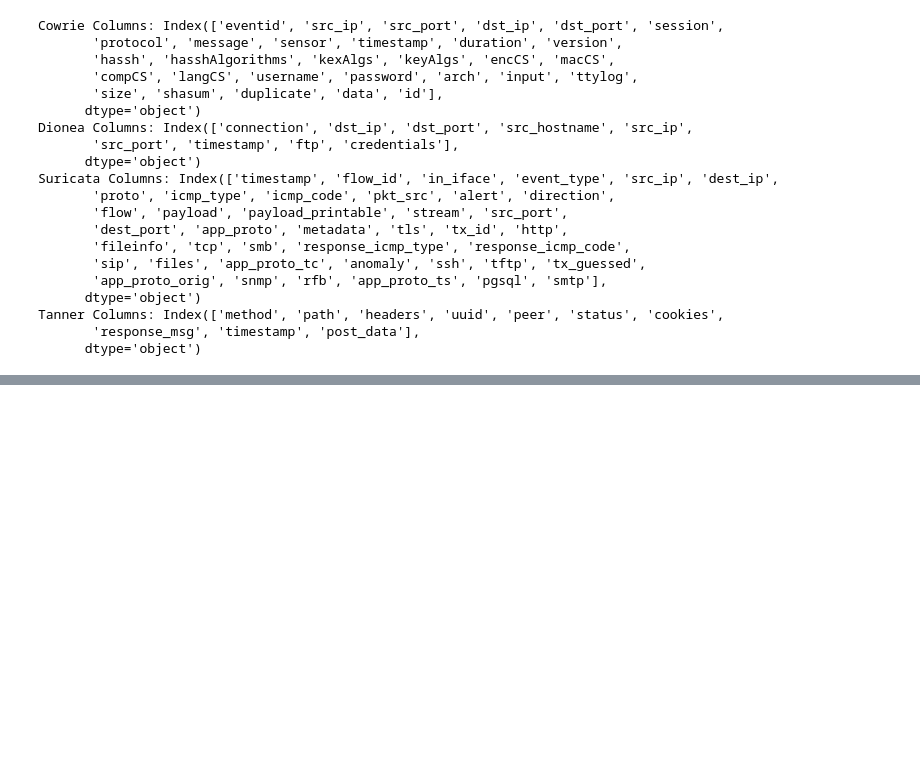
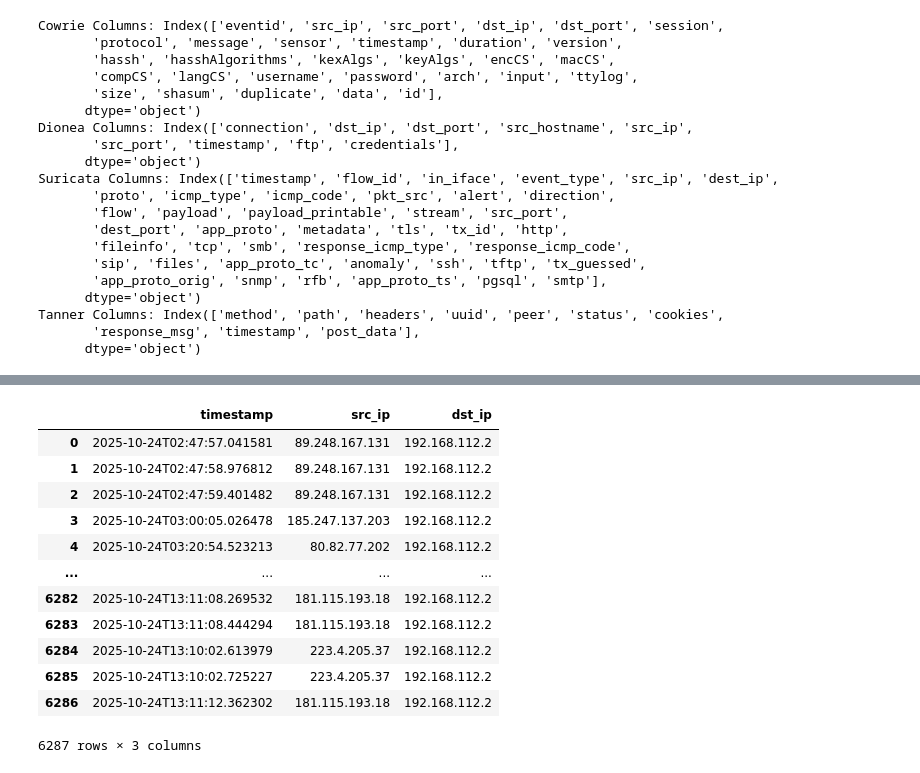
Before and after one commit to francescacraievich/real-time-cyber-anomaly-detection, a Jupyter notebook: df_summary.ipynb, the cells around one changed output, grey strips where cells are left out. Saved outputs shown, nothing was run; the diff lists cells and outputs as text; code cells hidden in the pictures; blank space fills up the shorter version.

```diff
--- a/df_summary.ipynb
+++ b/df_summary.ipynb
@@ -125,0 +146,16 @@ uuid, peer (Tanner - internal references)
+# %%
+dionea_df[["timestamp", "src_ip", "dst_ip"]]
+# %% [output]
+|  | timestamp | src_ip | dst_ip |
+| 0 | 2025-10-24T02:47:57.041581 | 89.248.167.131 | 192.168.112.2 |
+| 1 | 2025-10-24T02:47:58.976812 | 89.248.167.131 | 192.168.112.2 |
+| 2 | 2025-10-24T02:47:59.401482 | 89.248.167.131 | 192.168.112.2 |
+| 3 | 2025-10-24T03:00:05.026478 | 185.247.137.203 | 192.168.112.2 |
+| 4 | 2025-10-24T03:20:54.523213 | 80.82.77.202 | 192.168.112.2 |
+| ... | ... | ... | ... |
+| 6282 | 2025-10-24T13:11:08.269532 | 181.115.193.18 | 192.168.112.2 |
+| 6283 | 2025-10-24T13:11:08.444294 | 181.115.193.18 | 192.168.112.2 |
+| 6284 | 2025-10-24T13:10:02.613979 | 223.4.205.37 | 192.168.112.2 |
+| 6285 | 2025-10-24T13:10:02.725227 | 223.4.205.37 | 192.168.112.2 |
+| 6286 | 2025-10-24T13:11:12.362302 | 181.115.193.18 | 192.168.112.2 |
+6287 rows × 3 columns
```
Also changed, not shown: parts of 9 cells of this notebook, 2 other files.
